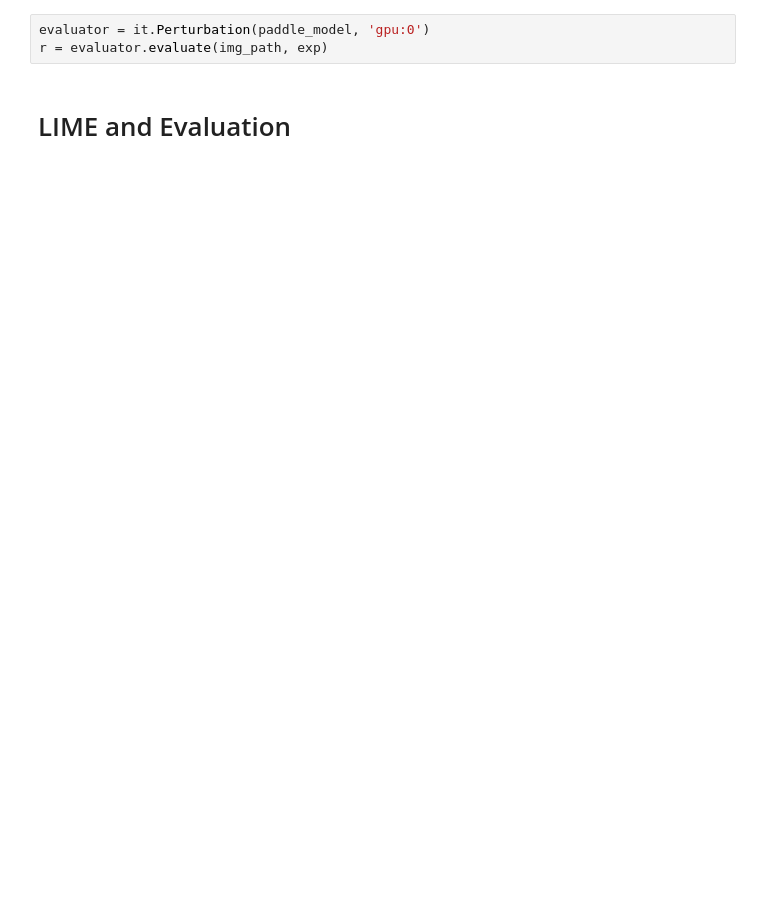
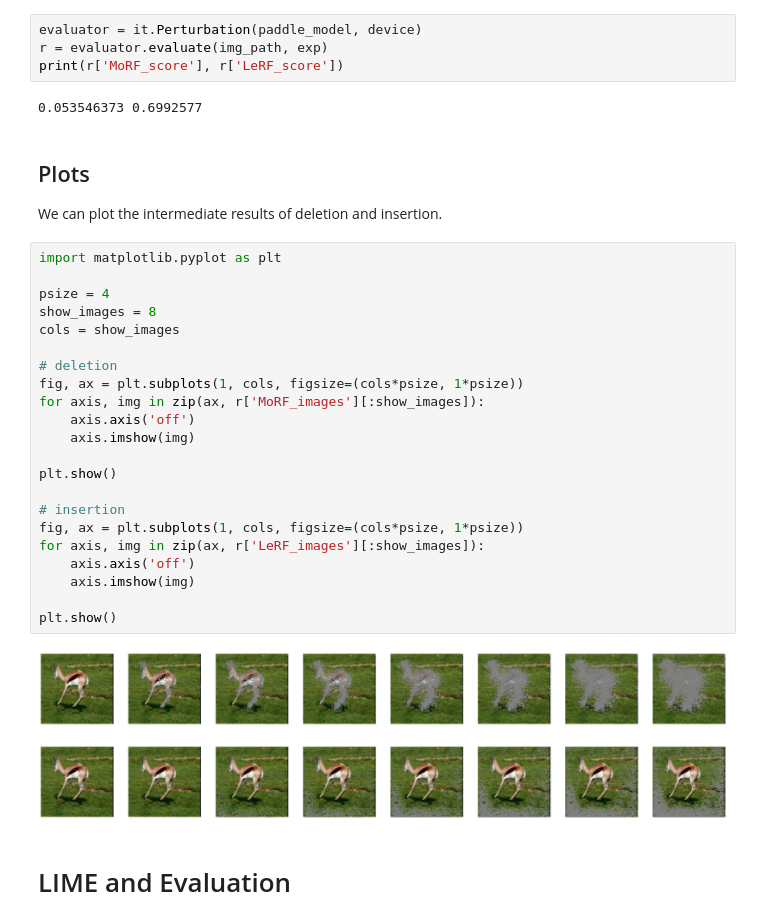
Before and after one commit to PaddlePaddle/InterpretDL, a Jupyter notebook: tutorials/perturbation_tutorial.ipynb, the cells around one changed output. Drawn from its saved outputs; the diff is of its cells as text; blank space fills up the shorter version.

```diff
--- a/tutorials/perturbation_tutorial.ipynb
+++ b/tutorials/perturbation_tutorial.ipynb
@@ -22,7 +23,38 @@ tensor.grad will return the tensor value of the gradient. This is an incompatibl
 [figure]
 # %%
-evaluator = it.Perturbation(paddle_model, 'gpu:0')
+evaluator = it.Perturbation(paddle_model, device)
 r = evaluator.evaluate(img_path, exp)
+print(r['MoRF_score'], r['LeRF_score'])
+# %% [output]
+0.053546373 0.6992577
+# %% [markdown]
+## Plots
+We can plot the intermediate results of deletion and insertion.
+# %%
+import matplotlib.pyplot as plt
+
+psize = 4
+show_images = 8
+cols = show_images
+
+# deletion
+fig, ax = plt.subplots(1, cols, figsize=(cols*psize, 1*psize))
+for axis, img in zip(ax, r['MoRF_images'][:show_images]):
+    axis.axis('off')
+    axis.imshow(img)
+
+plt.show()
+
+# insertion
+fig, ax = plt.subplots(1, cols, figsize=(cols*psize, 1*psize))
+for axis, img in zip(ax, r['LeRF_images'][:show_images]):
+    axis.axis('off')
+    axis.imshow(img)
+
+plt.show()
+# %% [output]
+[figure, added]
+[figure, added]
 # %% [markdown]
 # LIME and Evaluation
 # %%
```
Also changed, not shown: parts of 9 cells of this notebook, 2 other files.
